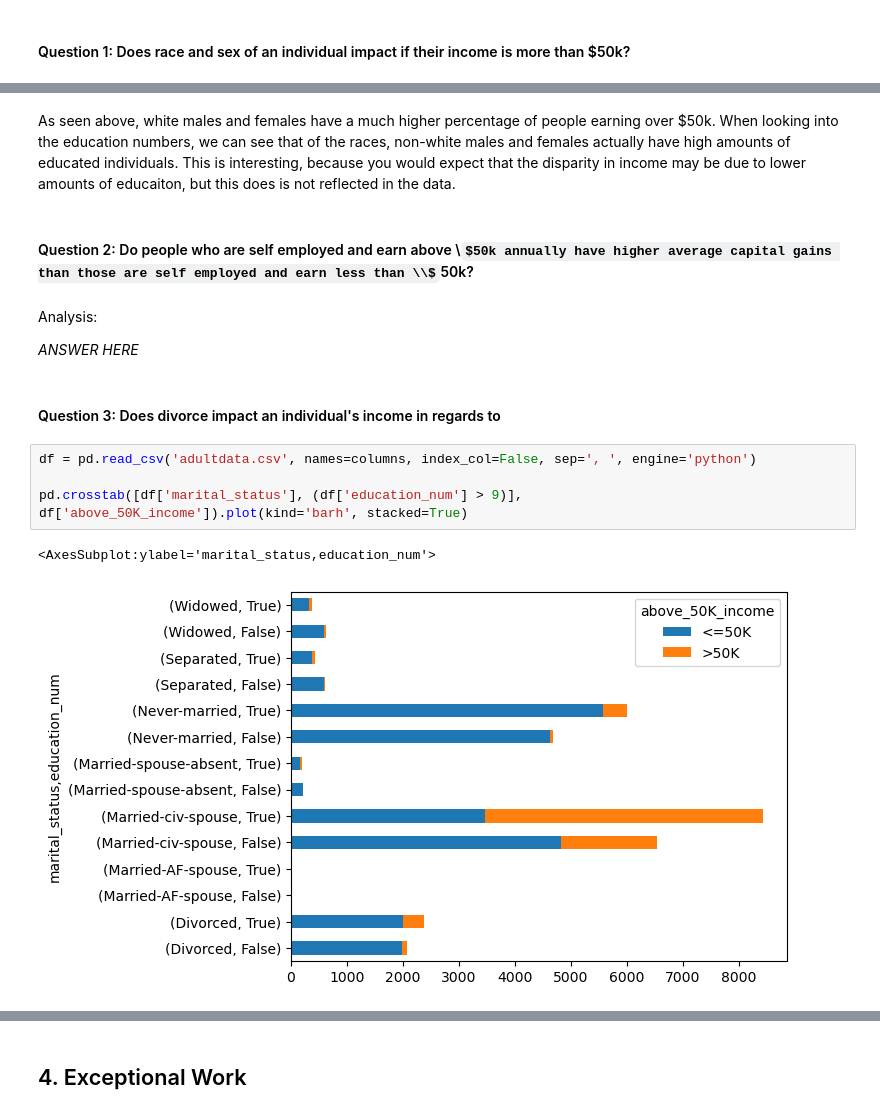
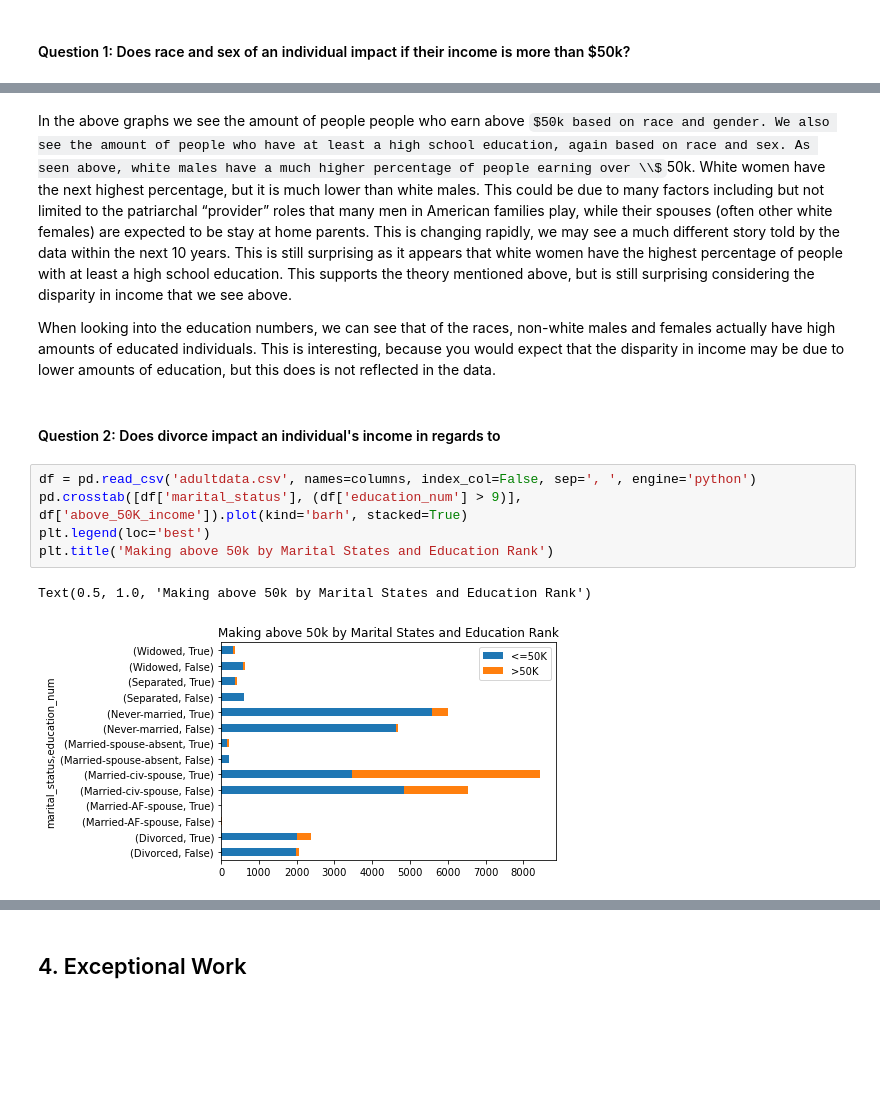
Before and after one commit to mariaherediaa/CS5324-Labs, a Jupyter notebook: Lab1/Lab 1.ipynb, the cells around one changed output, grey strips where cells are left out. Saved outputs shown, nothing was run; the diff lists cells and outputs as text; some formulas as TeX source; blank space fills up the shorter version.

```diff
--- a/Lab1/Lab 1.ipynb
+++ b/Lab1/Lab 1.ipynb
@@ -353,20 +343,17 @@ pd.crosstab([df['race'], df['sex']], (df['education_num'] > 9).astype(bool)).plo
 [figure]
 [figure]
 # %% [markdown]
-As seen above, white males and females have a much higher percentage of people earning over $50k. When looking into the education numbers, we can see that of the races, non-white males and females actually have high amounts of educated individuals. This is interesting, because you would expect that the disparity in income may be due to lower amounts of educaiton, but this does is not reflected in the data.
+In the above graphs we see the amount of people people who earn above $50k based on race and gender. We also see the amount of people who have at least a high school education, again based on race and sex. As seen above, white males have a much higher percentage of people earning over \\$50k. White women have the next highest percentage, but it is much lower than white males. This could be due to many factors including but not limited to the patriarchal “provider” roles that many men in American families play, while their spouses (often other white females) are expected to be stay at home parents. This is changing rapidly, we may see a much different story told by the data within the next 10 years. This is still surprising as it appears that white women have the highest percentage of people with at least a high school education. This supports the theory mentioned above, but is still surprising considering the disparity in income that we see above.
+
+When looking into the education numbers, we can see that of the races, non-white males and females actually have high amounts of educated individuals. This is interesting, because you would expect that the disparity in income may be due to lower amounts of education, but this does is not reflected in the data.
-# %% [markdown]
-#### Question 2:  Do people who are self employed and earn above \\$50k annually have higher average capital gains than those are self employed and earn less than \\$50k?
-# %% [markdown]
-Analysis:
-
-*ANSWER HERE*
 # %% [markdown]
-#### Question 3: Does divorce impact an individual's income in regards to
+#### Question 2: Does divorce impact an individual's income in regards to
 # %%
 df = pd.read_csv('adultdata.csv', names=columns, index_col=False, sep=', ', engine='python')
-
 pd.crosstab([df['marital_status'], (df['education_num'] > 9)], df['above_50K_income']).plot(kind='barh', stacked=True)
+plt.legend(loc='best')
+plt.title('Making above 50k by Marital States and Education Rank')
 # %% [output]
-<AxesSubplot:ylabel='marital_status,education_num'>
+Text(0.5, 1.0, 'Making above 50k by Marital States and Education Rank')
-[figure, old version]
+[figure, new version]
 # %% [markdown]
```
Also changed, not shown: parts of 32 cells of this notebook.
